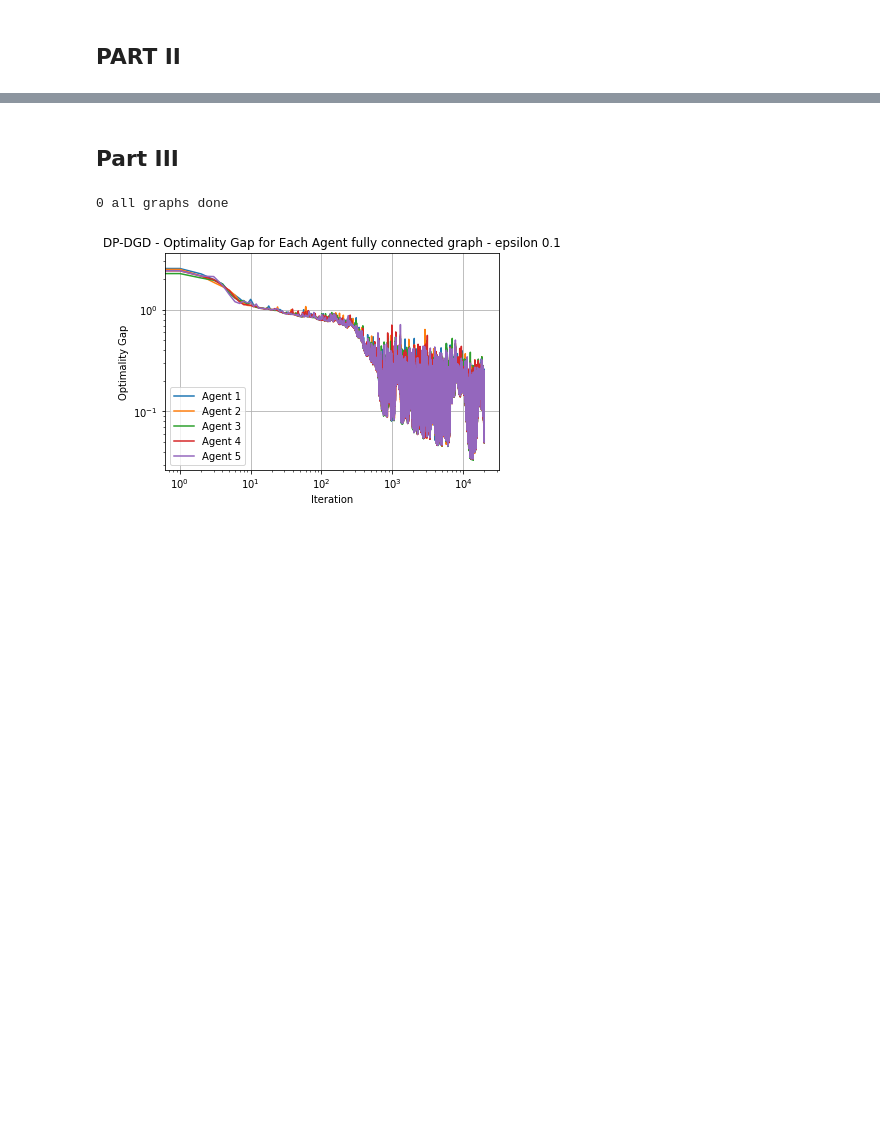
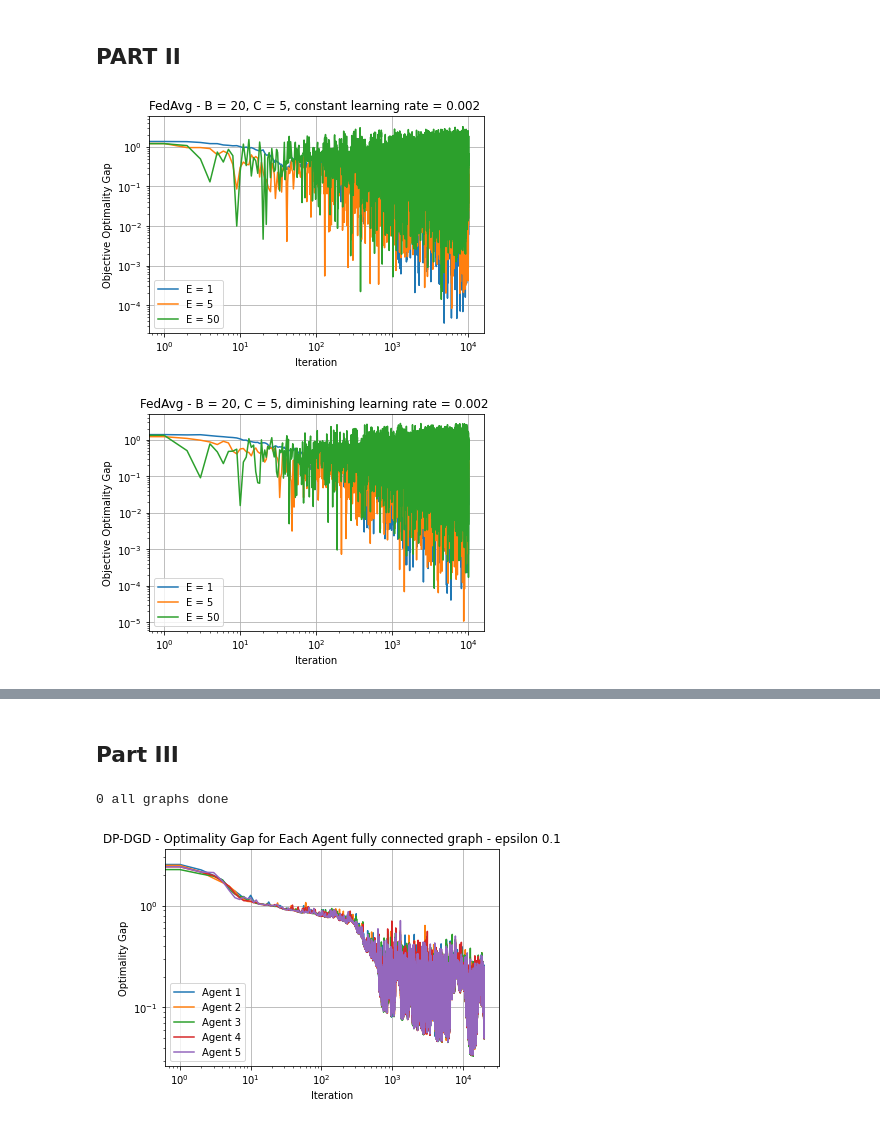
Before and after one commit to Basile-Terv/SOD314_Project, a Jupyter notebook: Project2.ipynb, the cells around one changed output, grey strips where cells are left out. Cells and saved outputs as stored; diff of their text form; code cells hidden in the pictures; blank space fills up the shorter version.

Commit message:
plots

```diff
--- a/Project2.ipynb
+++ b/Project2.ipynb
@@ -968,34 +970,37 @@ def step_const(_, step_size=0.002):
 def diminishing_step(k):
     return(0.002/(1+0.01*k))
 
 B = 20
 C = 5
 E = [1, 5, 50]
 optimality_gap = [FedAVg(B, C, E[i], x_m_points, X, Y, sigma_squared, nu, a, step_const, f_star, 10000)[0] for i in range(3)]
 
 for i, optimality_gaps in enumerate(optimality_gap):
     plt.plot(range(10000), optimality_gaps, label=f"E = {E[i]}")
 plt.xlabel('Iteration')
 plt.ylabel('Objective Optimality Gap')
 plt.title(f'FedAvg - B = {B}, C = {C}, constant learning rate = 0.002 ')
 plt.legend()
 plt.yscale('log')
 plt.xscale('log')
 plt.grid(True)
 plt.show()
 
 optimality_gap2 = [FedAVg(B, C, E[i], x_m_points, X, Y, sigma_squared, nu, a, diminishing_step, f_star, 10000)[0] for i in range(3)]
 
 for i, optimality_gaps in enumerate(optimality_gap2):
     plt.plot(range(10000), optimality_gaps, label=f"E = {E[i]}")
 plt.xlabel('Iteration')
 plt.ylabel('Objective Optimality Gap')
-plt.title(f'FedAvg - B = {B}, C = {C}, diminishing learning rate = 0.002 ')
+plt.title(f'FedAvg - B = {B}, C = {C}, diminishing learning rate')
 plt.legend()
 plt.yscale('log')
 plt.xscale('log')
 plt.grid(True)
 plt.show()
+# %% [output]
+[figure, added]
+[figure, added]
 # %%
 B = 15
 C = 5
```
Also changed, not shown: parts of 5 cells of this notebook.
